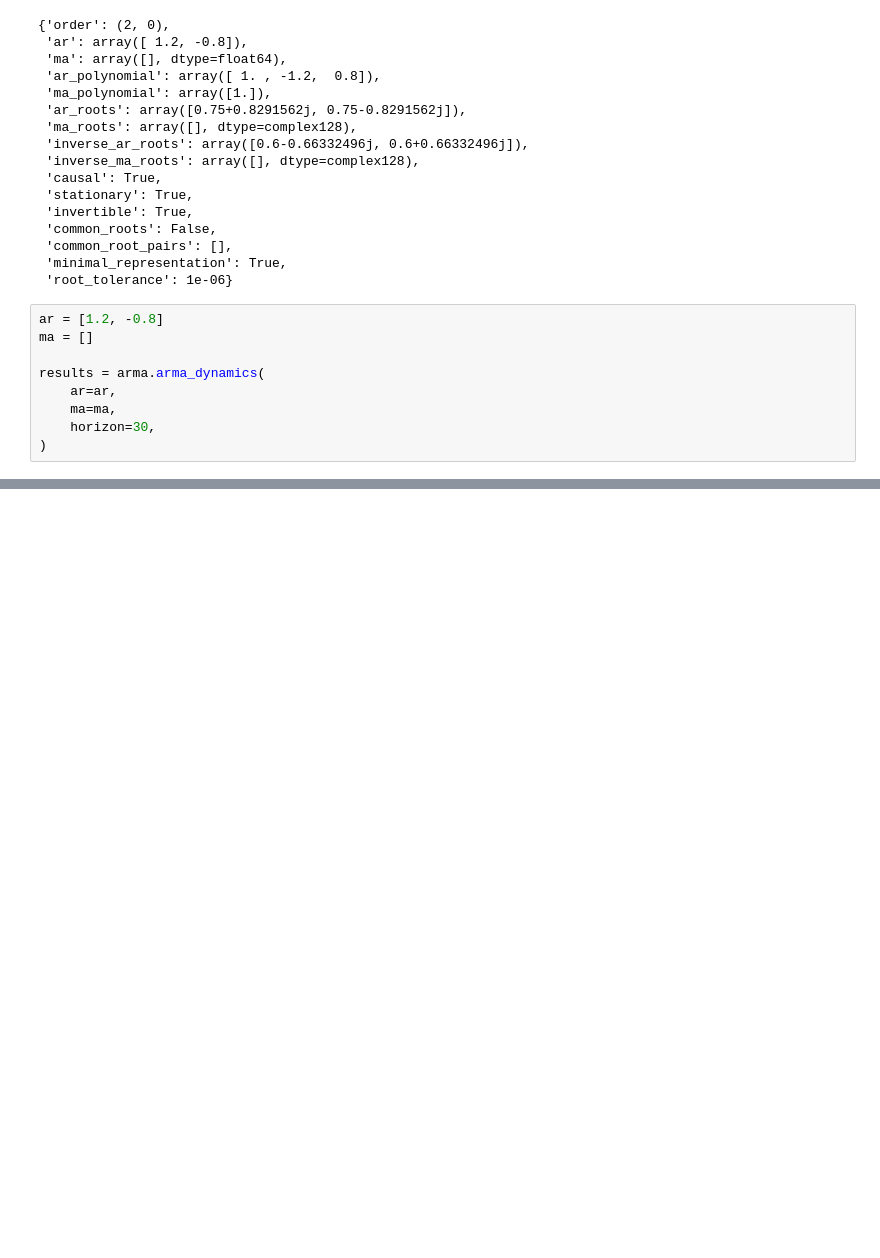
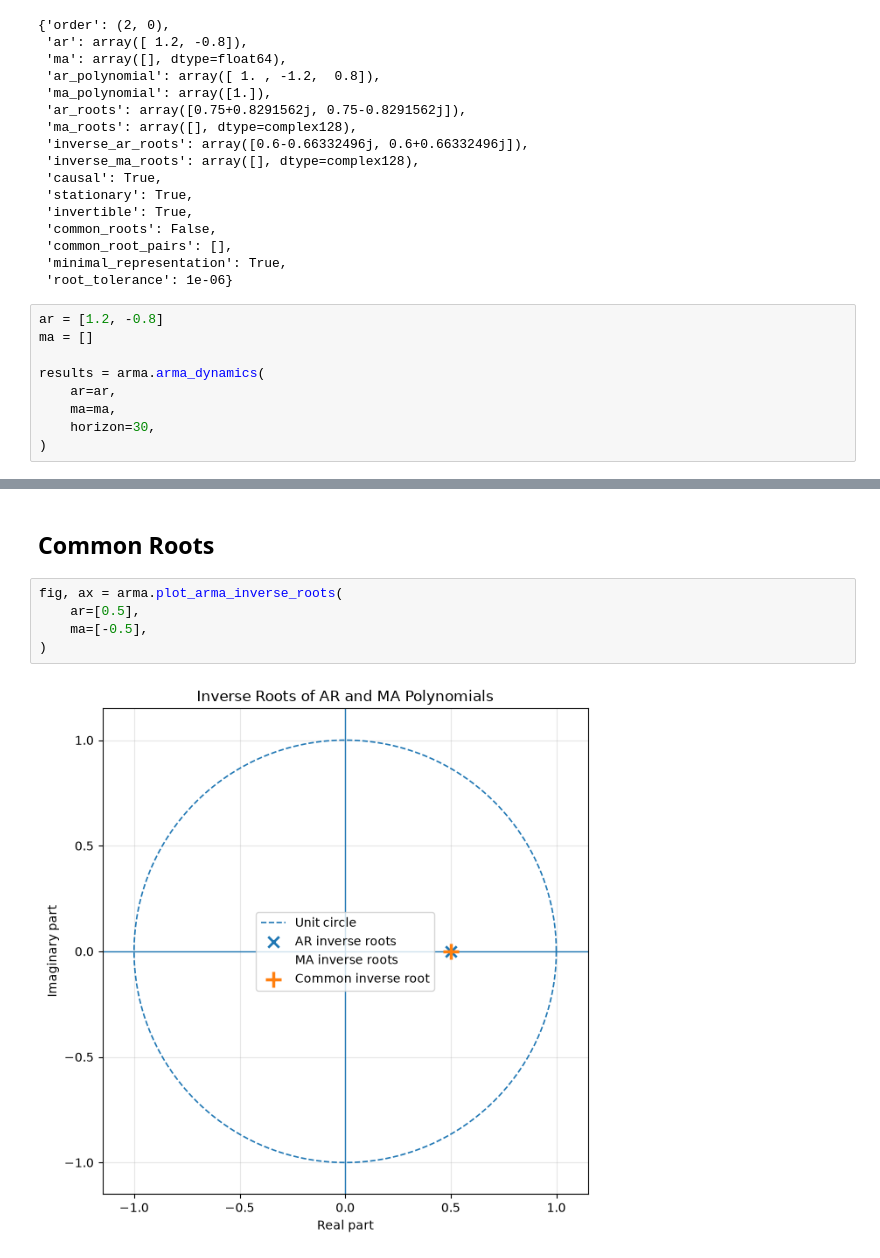
Before and after one commit to maarranz/ARMA-theory, a Jupyter notebook: ARMA_Theory_Demo.ipynb, the cells around one changed output, grey strips where cells are left out. Drawn from its saved outputs; the diff is of its cells as text; blank space fills up the shorter version.

```diff
--- a/ARMA_Theory_Demo.ipynb
+++ b/ARMA_Theory_Demo.ipynb
@@ -785,0 +803,9 @@ Analysis horizon ......... 30
+# %% [markdown]
+## Common Roots
+# %%
+fig, ax = arma.plot_arma_inverse_roots(
+    ar=[0.5],
+    ma=[-0.5],
+)
+# %% [output]
+[figure, added]
```
Also changed, not shown: parts of 36 cells of this notebook, 2 other files.
